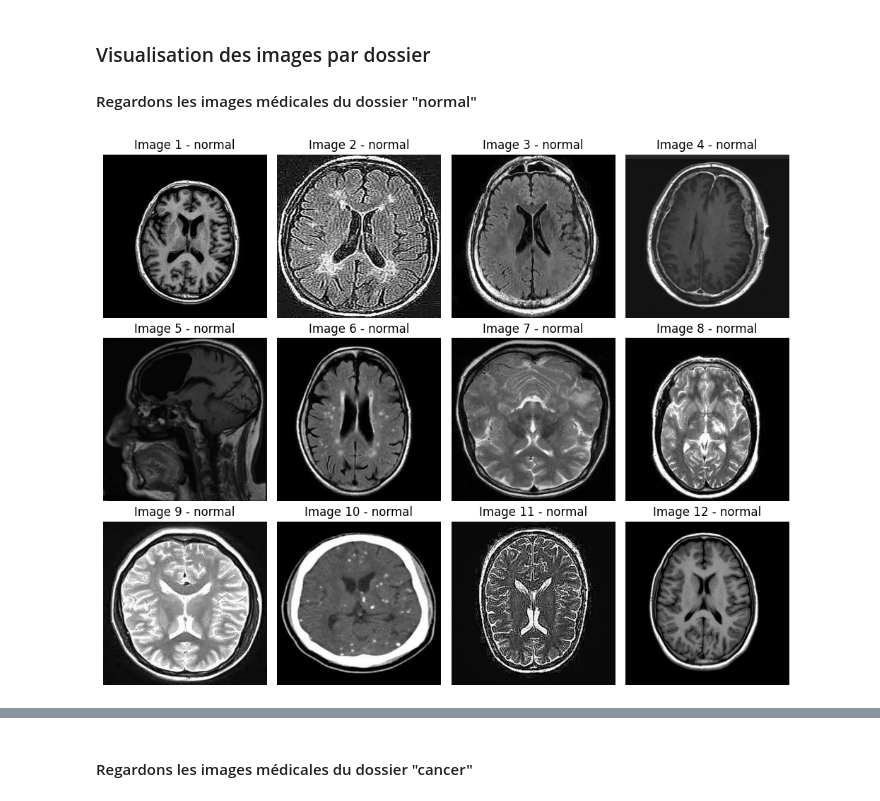
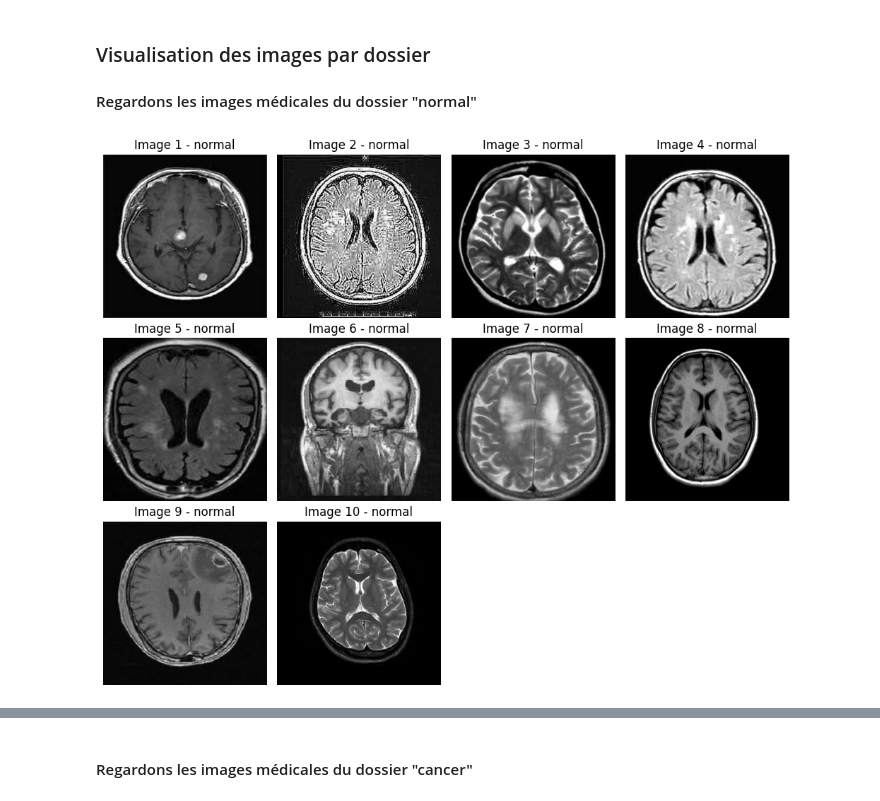
Before and after one commit to SCFlorian/Apprentissage_semi_supervise, a Jupyter notebook: notebooks/notebook_1_analyse_exploratoire.ipynb, the cells around one changed output, grey strips where cells are left out. Drawn from its saved outputs; the diff is of its cells as text; code cells hidden in the pictures.

```diff
--- a/notebooks/notebook_1_analyse_exploratoire.ipynb
+++ b/notebooks/notebook_1_analyse_exploratoire.ipynb
@@ -171,35 +172,24 @@ plt.show()
 #### Regardons les images médicales du dossier "normal"
 # %%
 # Liste des chemins d'images
-paths = [
-    "../mri_dataset_brain_cancer_oc/avec_labels/normal/3c213abc-ab17-4037-a8e5-caa7bc1babe1.jpg",
-    "../mri_dataset_brain_cancer_oc/avec_labels/normal/defdbef3-bea2-4f32-9d9a-62af1102ebfd.jpg",
-    "../mri_dataset_brain_cancer_oc/avec_labels/normal/3ebe5f3a-90d3-4e79-af97-3d9584215044.jpg",
-    "../mri_dataset_brain_cancer_oc/avec_labels/normal/3f4cb3e9-75fc-4b40-942c-327f2498b37d.jpg",
-    "../mri_dataset_brain_cancer_oc/avec_labels/normal/4a08dc59-4f77-4ae0-80b4-749dbde82b82.jpg",
-    "../mri_dataset_brain_cancer_oc/avec_labels/normal/4a71d847-c91b-481d-b112-3550c6655893.jpg",
-    "../mri_dataset_brain_cancer_oc/avec_labels/normal/4a2102b8-0fb8-479a-ad2a-0b5e704489e5.jpg",
-    "../mri_dataset_brain_cancer_oc/avec_labels/normal/6c861380-76ee-490d-bf28-a0232af08c43.jpg",
-    "../mri_dataset_brain_cancer_oc/avec_labels/normal/6eb7dfc4-dd36-41cb-b5ea-f68c01aab86b.jpg",
-    "../mri_dataset_brain_cancer_oc/avec_labels/normal/42ba7707-26c1-42bc-a00f-3d456741ef96.jpg",
-    "../mri_dataset_brain_cancer_oc/avec_labels/normal/8e1cc70d-cccd-416c-99a5-df64bcadeb26.jpg",
-    "../mri_dataset_brain_cancer_oc/avec_labels/normal/9e28ecf2-b8cd-4ea5-84b3-bf8f92d21f99.jpg"
-]
+paths_normal = "../mri_dataset_brain_cancer_oc/avec_labels/normal"
 
-# Chargement des images
-images = [Image.open(p) for p in paths]
+# On sélectionne aléatoirement 10 images
+n = 10
+files = random.sample(os.listdir(paths_normal), n)
 
 # Affichage
 fig = plt.figure(figsize=(10, 8))
 
-for i, img in enumerate(images):
+for i, img in enumerate(files):
+    img = Image.open(os.path.join(paths_normal, img))
     plt.subplot(3, 4, i+1)
     plt.imshow(img)
     plt.axis('off')
     plt.title(f"Image {i+1} - normal")
 
 plt.tight_layout()
 plt.show()
 # %% [output]
-[figure, old version]
+[figure, new version]
 # %% [markdown]
```
Also changed, not shown: parts of 8 cells of this notebook.
